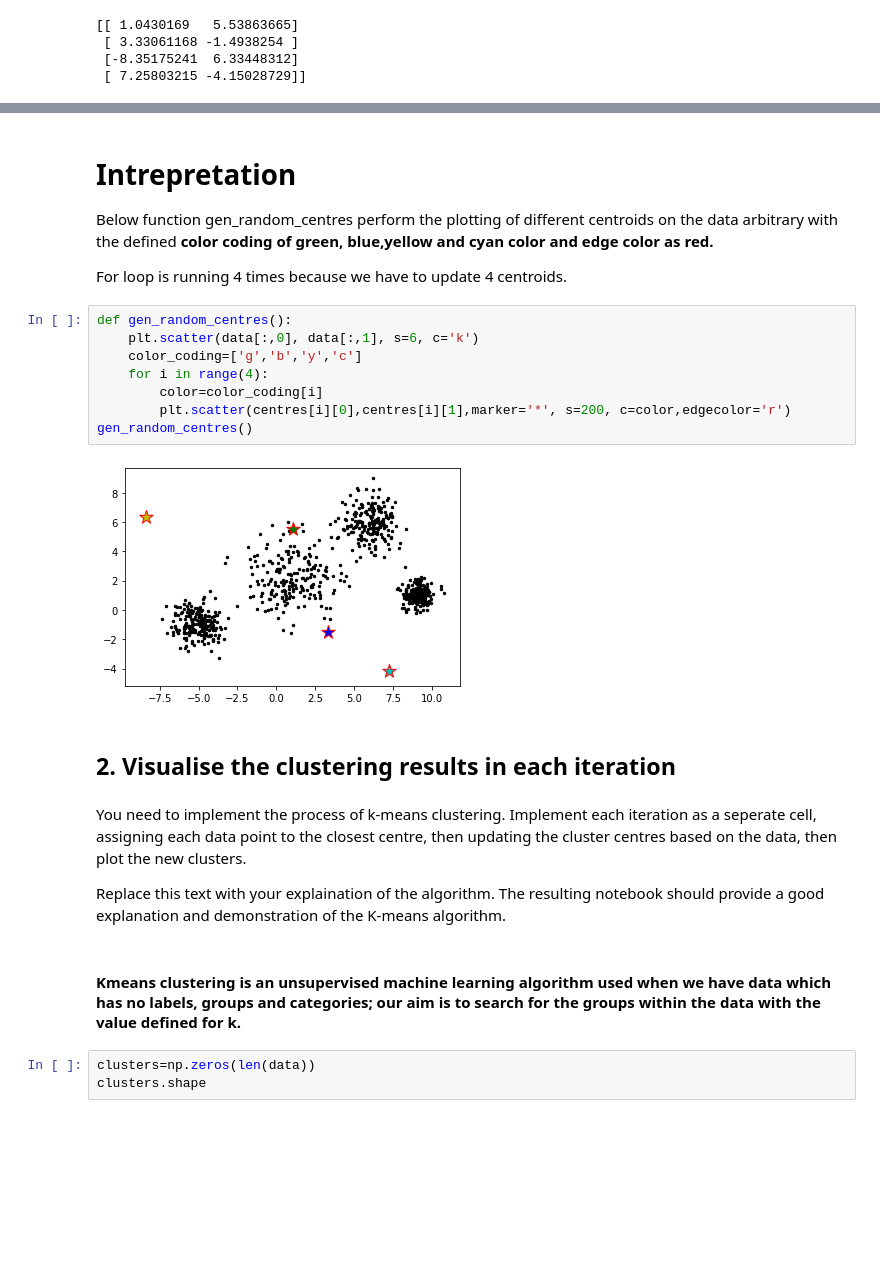
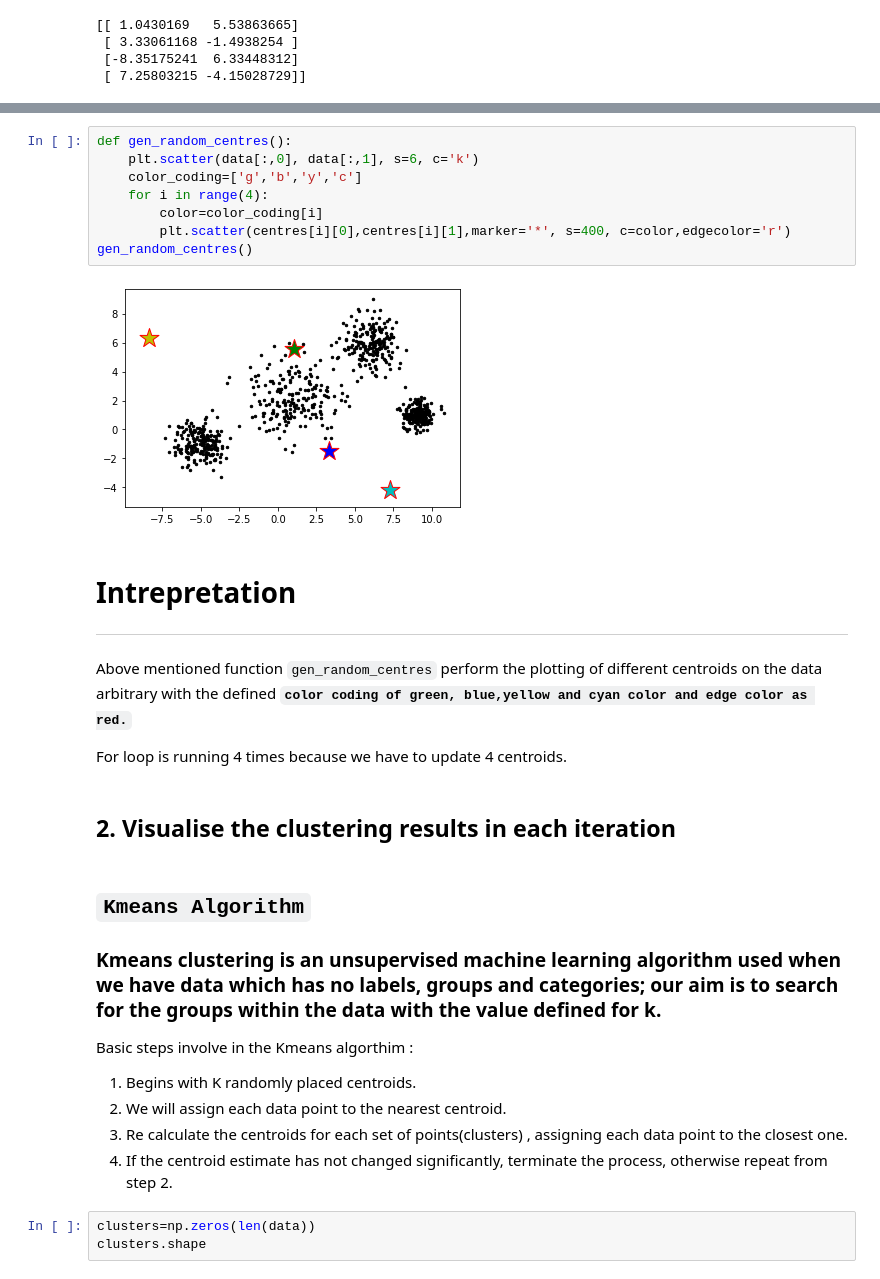
Before and after one commit to shubhamrana2374/Portfolio, a Jupyter notebook: Portfolio 3.ipynb, the cells around one changed output, grey strips where cells are left out. Cells and saved outputs as stored; diff of their text form; blank space fills up the shorter version.

```diff
--- a/Portfolio 3.ipynb
+++ b/Portfolio 3.ipynb
@@ -79,27 +87,34 @@ print(centres)
+# %%
+def gen_random_centres():
+    plt.scatter(data[:,0], data[:,1], s=6, c='k')
+    color_coding=['g','b','y','c']
+    for i in range(4):
+        color=color_coding[i]
+        plt.scatter(centres[i][0],centres[i][1],marker='*', s=400, c=color,edgecolor='r')
+gen_random_centres()
+# %% [output]
+[figure, added]
 # %% [markdown]
 # Intrepretation
 
-Below function gen_random_centres perform the plotting of different centroids on the data arbitrary with the defined **color coding of green, blue,yellow and cyan color and edge color as red.**
+----
+
+Above mentioned function `gen_random_centres` perform the plotting of different centroids on the data arbitrary with the defined __`color coding of green, blue,yellow and cyan color and edge color as red.`__
 
 For loop is running 4 times because we have to update 4 centroids.
-# %%
-def gen_random_centres():
-    plt.scatter(data[:,0], data[:,1], s=6, c='k')
-    color_coding=['g','b','y','c']
-    for i in range(4):
-        color=color_coding[i]
-        plt.scatter(centres[i][0],centres[i][1],marker='*', s=200, c=color,edgecolor='r')
-gen_random_centres()
-# %% [output]
-[figure, removed]
 # %% [markdown]
 ## 2. Visualise the clustering results in each iteration
-# %% [markdown]
-You need to implement the process of k-means clustering.  Implement each iteration as a seperate cell, assigning each data point to the closest centre, then updating the cluster centres based on the data, then plot the new clusters.
-
-Replace this text with your explaination of the algorithm.  The resulting notebook should provide a good explanation and demonstration of the K-means algorithm.
 # %% [markdown]
-#### Kmeans clustering is an unsupervised machine learning algorithm used when we have data which has no labels, groups and categories; our aim is to search for the groups within the data with the value defined for k.
+## `Kmeans Algorithm`
+
+### Kmeans clustering is an unsupervised machine learning algorithm used when we have data which has no labels, groups and categories; our aim is to search for the groups within the data with the value defined for k.
+
+Basic steps involve in the Kmeans algorthim :
+
+1. Begins with K randomly placed centroids.
+2. We will assign each data point to the nearest centroid.
+3. Re calculate the centroids for each set of points(clusters) , assigning each data point to the closest one.
+4. If the centroid estimate has not changed significantly, terminate the process, otherwise repeat from step 2.
 # %%
 clusters=np.zeros(len(data))
 clusters.shape
```
Also changed, not shown: parts of 27 cells of this notebook.
